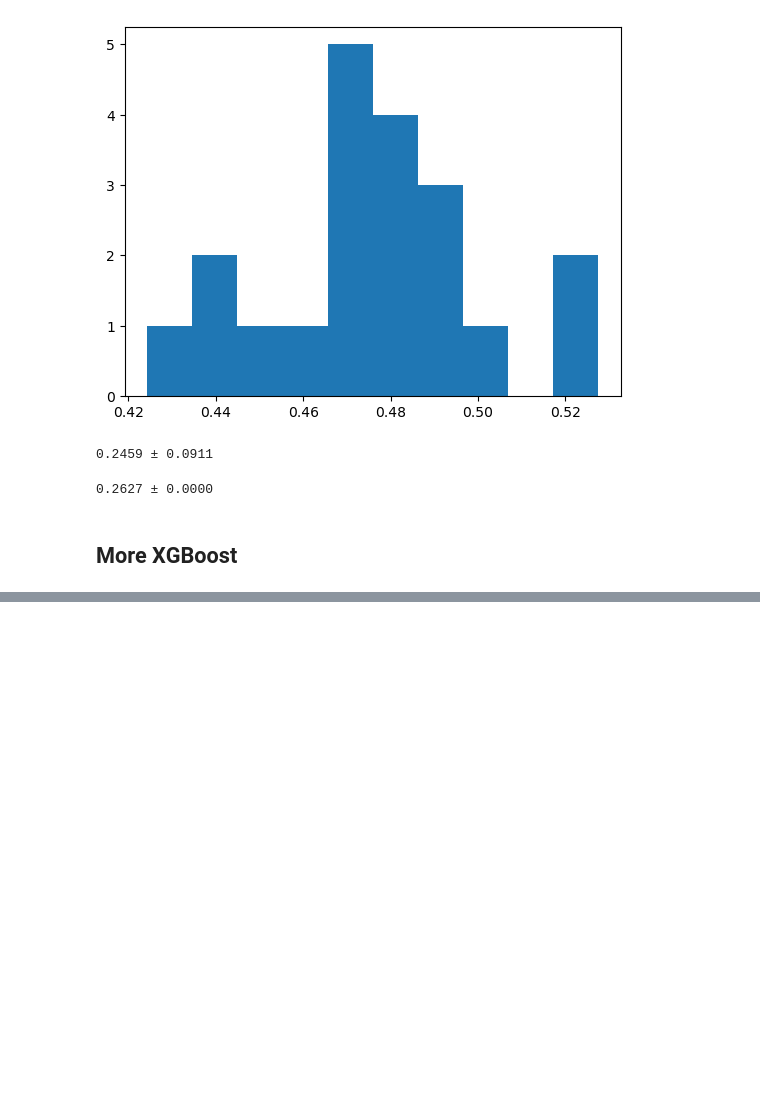
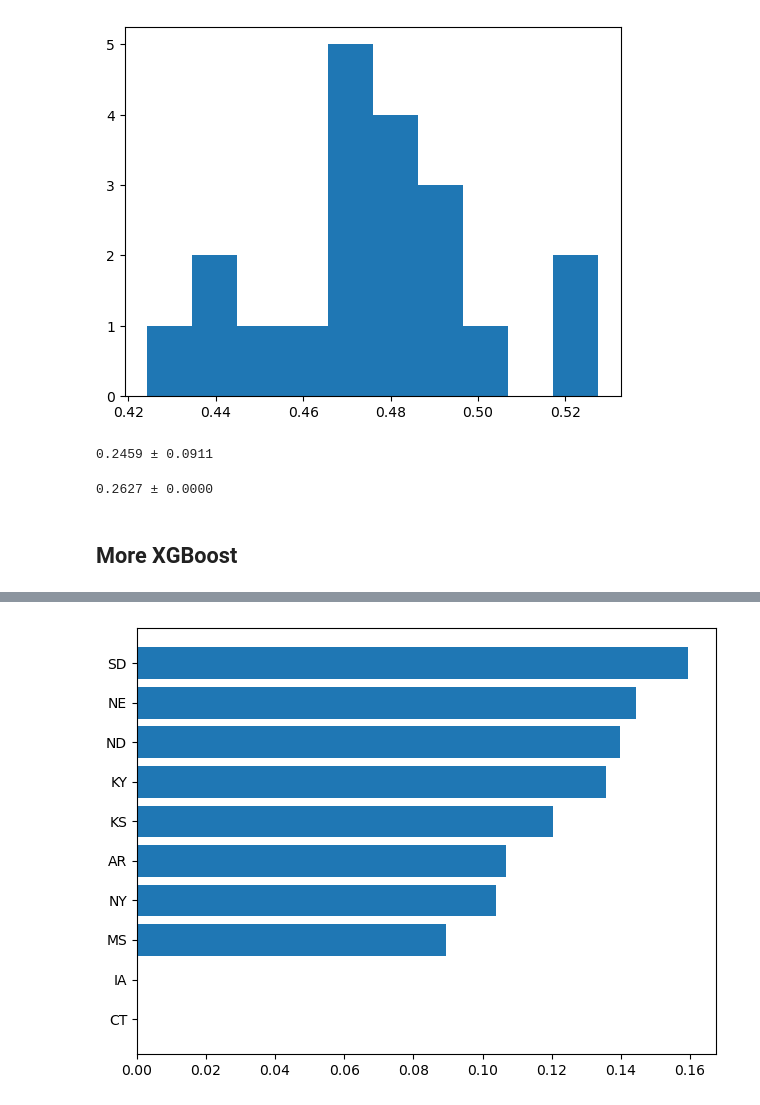
Before and after one commit to montanel/1.C51-Project, a Jupyter notebook: Luca/models_comparison.ipynb, the cells around one changed output, grey strips where cells are left out. Cells and saved outputs as stored; diff of their text form; code cells hidden in the pictures; blank space fills up the shorter version.

```diff
--- a/Luca/models_comparison.ipynb
+++ b/Luca/models_comparison.ipynb
@@ -649,0 +701,11 @@ fig.tight_layout()
+# %%
+fig, ax = plt.subplots()
+
+max_idx = model.feature_importances_.argsort()[-10:]
+feat = np.array(features)[max_idx]
+imp = model.feature_importances_[max_idx]
+ax.barh(feat, imp)
+
+fig.tight_layout()
+# %% [output]
+[figure, added]
```
Also changed, not shown: parts of 15 cells of this notebook.
